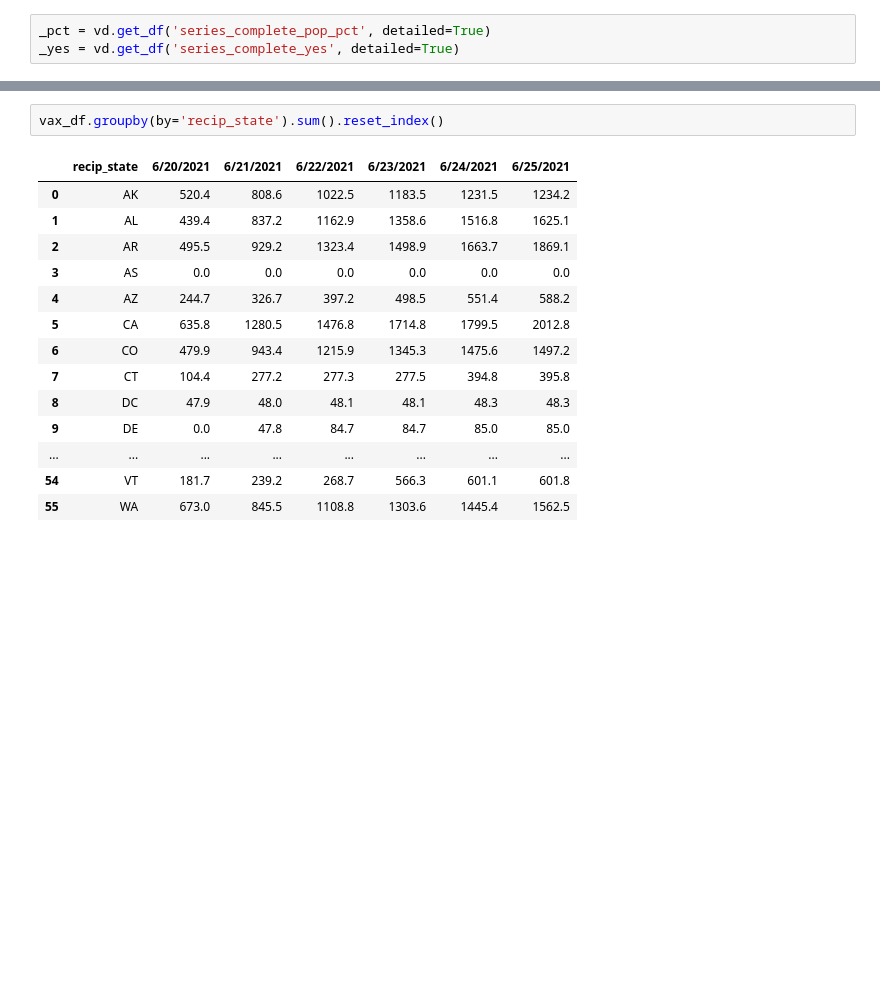
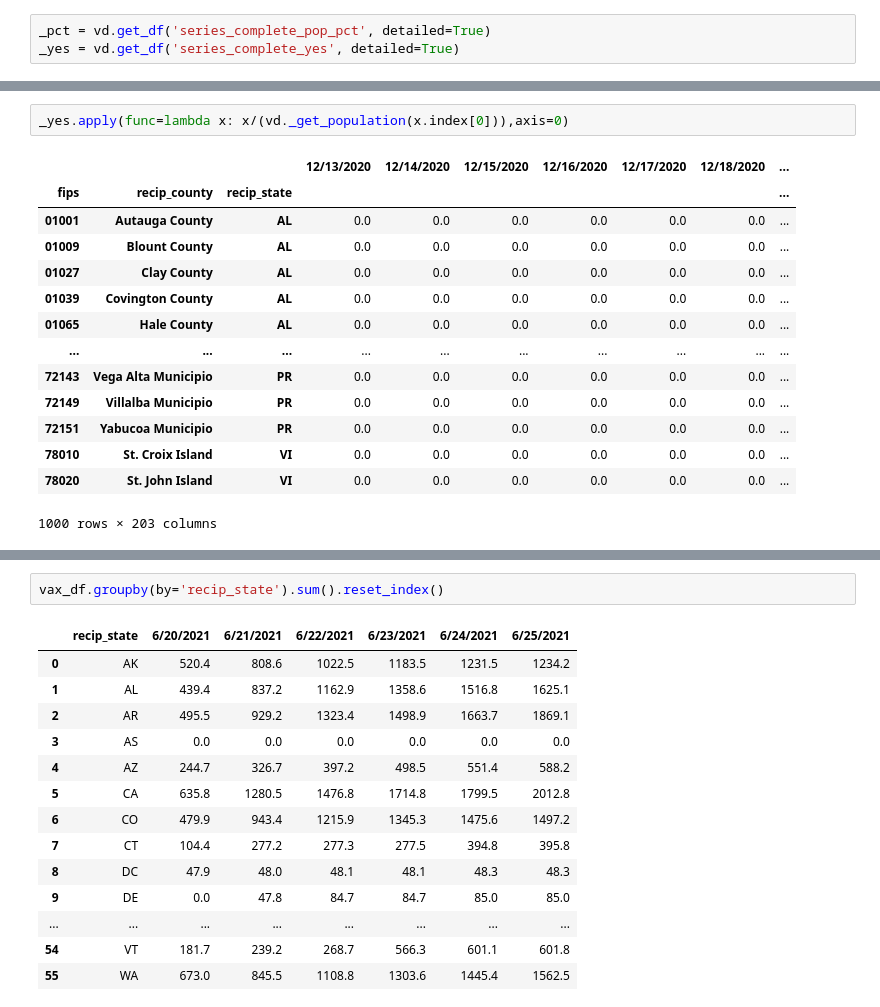
Before and after one commit to mcdomx/marks-covid-tracker, a Jupyter notebook: tracker/notebooks/tracker_notebook.ipynb, the cells around one changed output, grey strips where cells are left out. Saved outputs shown, nothing was run; the diff lists cells and outputs as text; blank space fills up the shorter version.

```diff
--- a/tracker/notebooks/tracker_notebook.ipynb
+++ b/tracker/notebooks/tracker_notebook.ipynb
@@ -355 +483,18 @@ _yes = vd.get_df('series_complete_yes', detailed=True)
+# %%
+_yes.apply(func=lambda x: x/(vd._get_population(x.index[0])),axis=0)
+# %% [output]
+|  |  |  | 12/13/2020 | 12/14/2020 | 12/15/2020 | 12/16/2020 | 12/17/2020 | 12/18/2020 | ... |
+| fips | recip_county | recip_state |  |  |  |  |  |  | ... |
+| 01001 | Autauga County | AL | 0.0 | 0.0 | 0.0 | 0.0 | 0.0 | 0.0 | ... |
+| 01009 | Blount County | AL | 0.0 | 0.0 | 0.0 | 0.0 | 0.0 | 0.0 | ... |
+| 01027 | Clay County | AL | 0.0 | 0.0 | 0.0 | 0.0 | 0.0 | 0.0 | ... |
+| 01039 | Covington County | AL | 0.0 | 0.0 | 0.0 | 0.0 | 0.0 | 0.0 | ... |
+| 01065 | Hale County | AL | 0.0 | 0.0 | 0.0 | 0.0 | 0.0 | 0.0 | ... |
+| ... | ... | ... | ... | ... | ... | ... | ... | ... | ... |
+| 72143 | Vega Alta Municipio | PR | 0.0 | 0.0 | 0.0 | 0.0 | 0.0 | 0.0 | ... |
+| 72149 | Villalba Municipio | PR | 0.0 | 0.0 | 0.0 | 0.0 | 0.0 | 0.0 | ... |
+| 72151 | Yabucoa Municipio | PR | 0.0 | 0.0 | 0.0 | 0.0 | 0.0 | 0.0 | ... |
+| 78010 | St. Croix Island | VI | 0.0 | 0.0 | 0.0 | 0.0 | 0.0 | 0.0 | ... |
+| 78020 | St. John Island | VI | 0.0 | 0.0 | 0.0 | 0.0 | 0.0 | 0.0 | ... |
+1000 rows × 203 columns
 # %%
```
Also changed, not shown: parts of 14 cells of this notebook, 19 other files.
